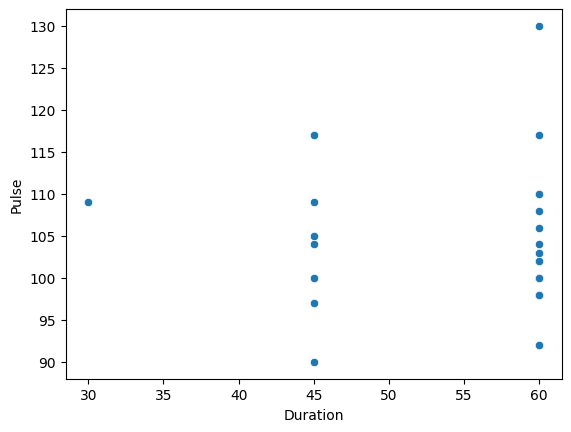
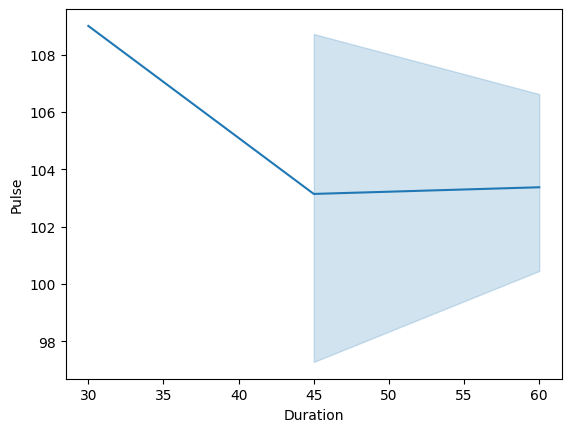
Unified diff of the notebook cell whose output changed from the first chart to the second:
--- before
+++ after
@@ -1 +1 @@
-sns.scatterplot(data= df, x= "Duration", y = "Pulse")
+sns.lineplot(data= df, x= "Duration", y = "Pulse")

Commit: Made Changes